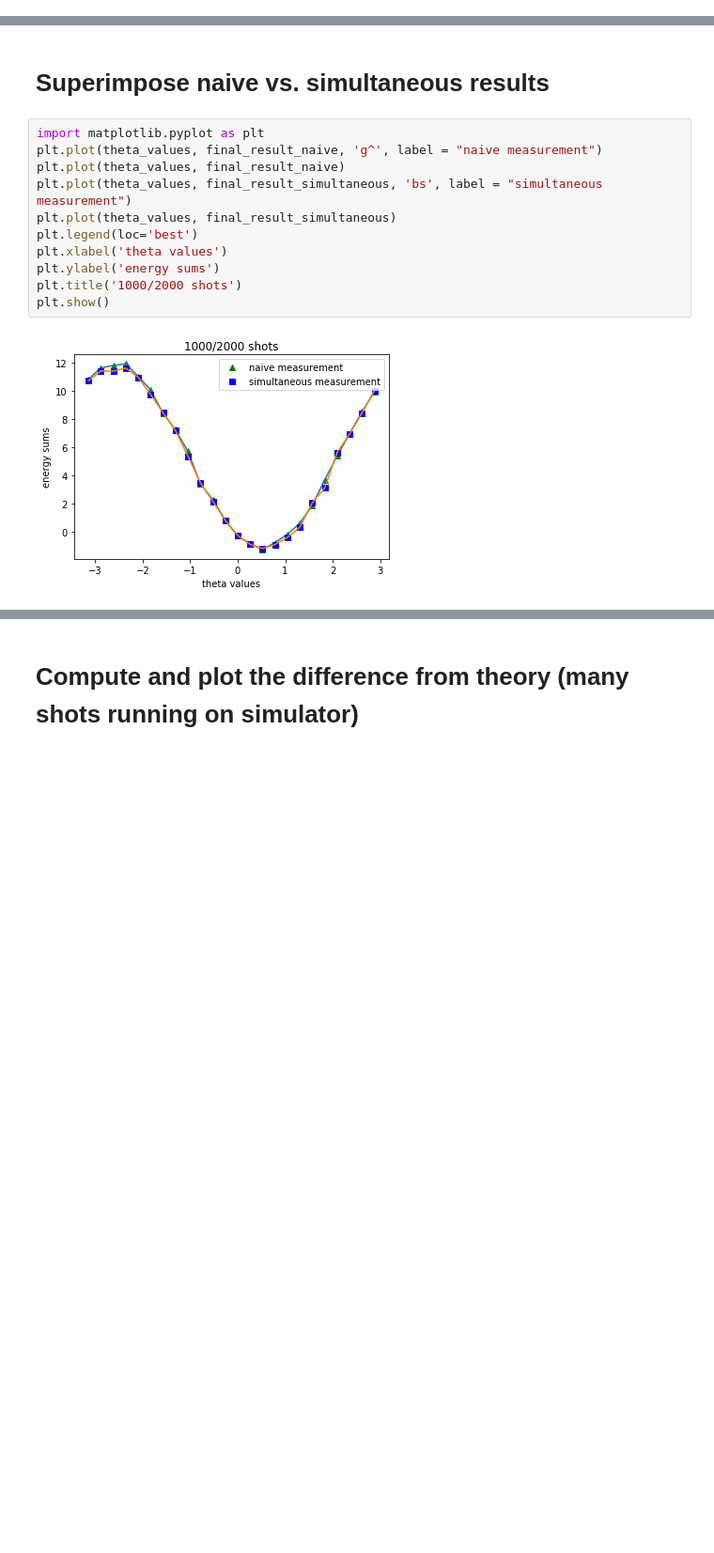
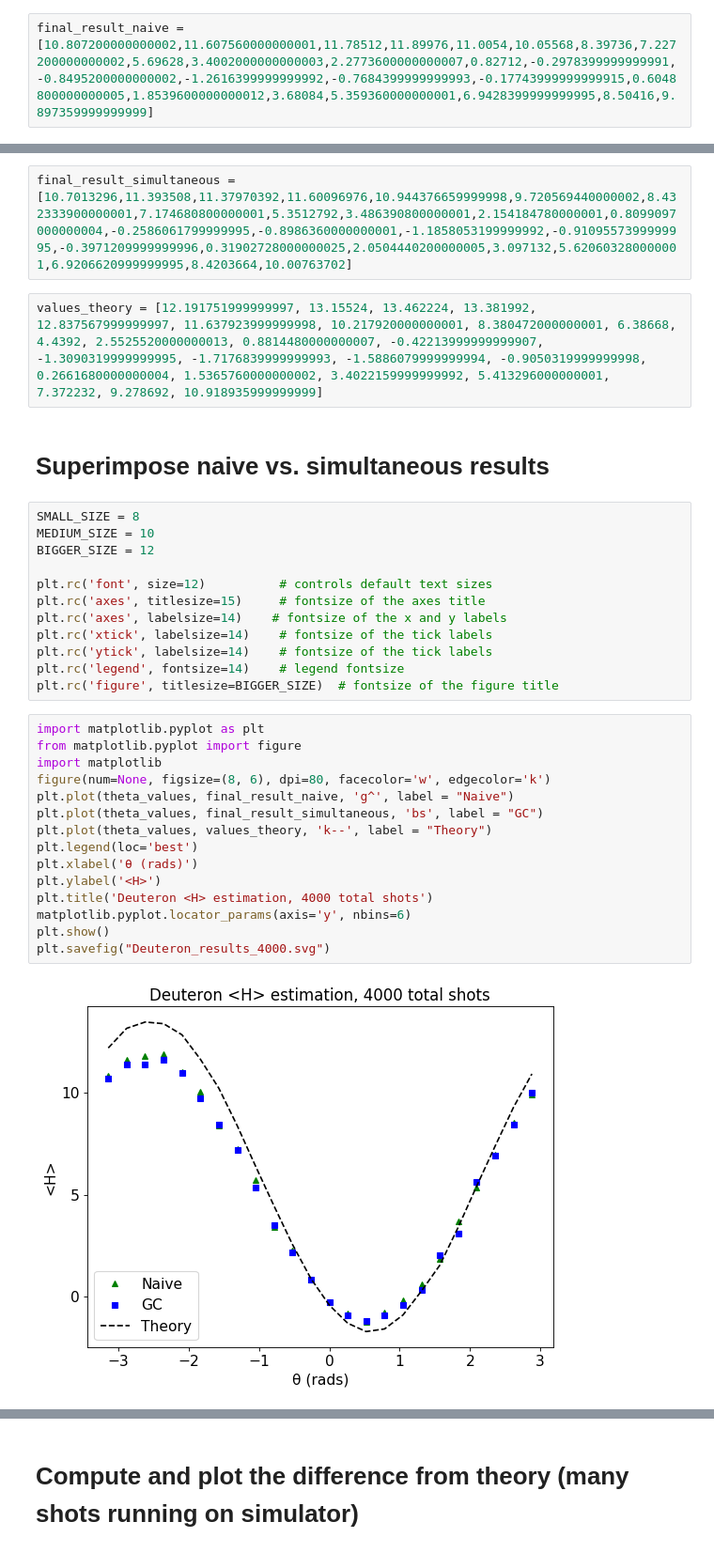
Before and after one commit to teaguetomesh/vqe-term-grouping, a Jupyter notebook: Deuteron executed on IBMQ Tokyo 20 Machine job IDs-Copy for 1000_2000.ipynb, the cells around one changed output, grey strips where cells are left out. Shown: that part at 94% size. Cells and saved outputs as stored; diff of their text form; blank space fills up the shorter version.

Commit message:
Format plots for experimental results

```diff
--- a/Deuteron executed on IBMQ Tokyo 20 Machine job IDs-Copy for 1000_2000.ipynb
+++ b/Deuteron executed on IBMQ Tokyo 20 Machine job IDs-Copy for 1000_2000.ipynb
@@ -280,6 +280,8 @@ for i in range (len(theta_values)):
 6.9428399999999995
 8.50416
 9.897359999999999
+# %%
+final_result_naive = [10.807200000000002,11.607560000000001,11.78512,11.89976,11.0054,10.05568,8.39736,7.227200000000002,5.69628,3.4002000000000003,2.2773600000000007,0.82712,-0.2978399999999991,-0.8495200000000002,-1.2616399999999992,-0.7684399999999993,-0.17743999999999915,0.6048800000000005,1.8539600000000012,3.68084,5.359360000000001,6.9428399999999995,8.50416,9.897359999999999]
 # %% [markdown]
 ### compute the energy sums for simultaneous measurement
 # %%
@@ -321,18 +323,38 @@ for i in range (len(theta_values)):
 6.9206620999999995
 8.4203664
 10.00763702
+# %%
+final_result_simultaneous = [10.7013296,11.393508,11.37970392,11.60096976,10.944376659999998,9.720569440000002,8.432333900000001,7.174680800000001,5.3512792,3.486390800000001,2.154184780000001,0.8099097000000004,-0.2586061799999995,-0.8986360000000001,-1.1858053199999992,-0.9109557399999995,-0.3971209999999996,0.31902728000000025,2.0504440200000005,3.097132,5.620603280000001,6.9206620999999995,8.4203664,10.00763702]
+# %%
+values_theory = [12.191751999999997, 13.15524, 13.462224, 13.381992, 12.837567999999997, 11.637923999999998, 10.217920000000001, 8.380472000000001, 6.38668, 4.4392, 2.5525520000000013, 0.8814480000000007, -0.42213999999999907, -1.3090319999999995, -1.7176839999999993, -1.5886079999999994, -0.9050319999999998, 0.2661680000000004, 1.5365760000000002, 3.4022159999999992, 5.413296000000001, 7.372232, 9.278692, 10.918935999999999]
 # %% [markdown]
 # Superimpose naive vs. simultaneous results
+# %%
+SMALL_SIZE = 8
+MEDIUM_SIZE = 10
+BIGGER_SIZE = 12
+
+plt.rc('font', size=12)          # controls default text sizes
+plt.rc('axes', titlesize=15)     # fontsize of the axes title
+plt.rc('axes', labelsize=14)    # fontsize of the x and y labels
+plt.rc('xtick', labelsize=14)    # fontsize of the tick labels
+plt.rc('ytick', labelsize=14)    # fontsize of the tick labels
+plt.rc('legend', fontsize=14)    # legend fontsize
+plt.rc('figure', titlesize=BIGGER_SIZE)  # fontsize of the figure title
 # %%
 import matplotlib.pyplot as plt
-plt.plot(theta_values, final_result_naive, 'g^', label = "naive measurement")
-plt.plot(theta_values, final_result_naive)
-plt.plot(theta_values, final_result_simultaneous, 'bs', label = "simultaneous measurement")
-plt.plot(theta_values, final_result_simultaneous)
+from matplotlib.pyplot import figure
+import matplotlib
+figure(num=None, figsize=(8, 6), dpi=80, facecolor='w', edgecolor='k')
+plt.plot(theta_values, final_result_naive, 'g^', label = "Naive")
+plt.plot(theta_values, final_result_simultaneous, 'bs', label = "GC")
+plt.plot(theta_values, values_theory, 'k--', label = "Theory")
 plt.legend(loc='best')
-plt.xlabel('theta values')
-plt.ylabel('energy sums')
-plt.title('1000/2000 shots')
+plt.xlabel('θ (rads)')
+plt.ylabel('<H>')
+plt.title('Deuteron <H> estimation, 4000 total shots')
+matplotlib.pyplot.locator_params(axis='y', nbins=6)
 plt.show()
+plt.savefig("Deuteron_results_4000.svg")
 # %% [output]
-[figure, old version]
+[figure, new version]
```
Also changed, not shown: parts of 2 cells of this notebook, 5 other files.
